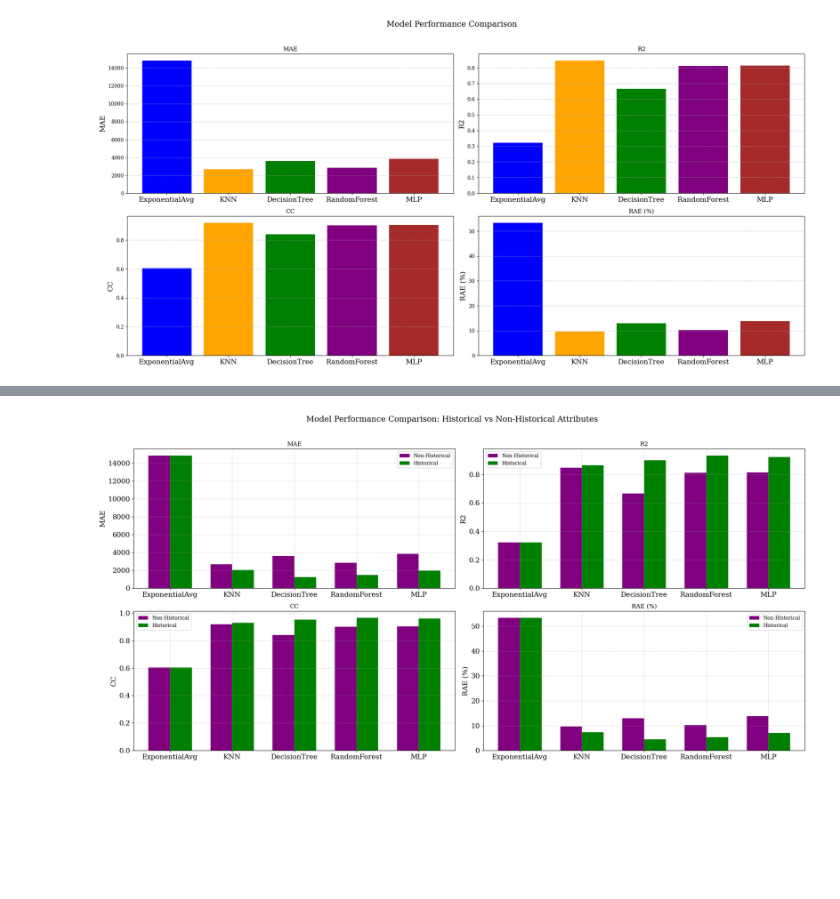
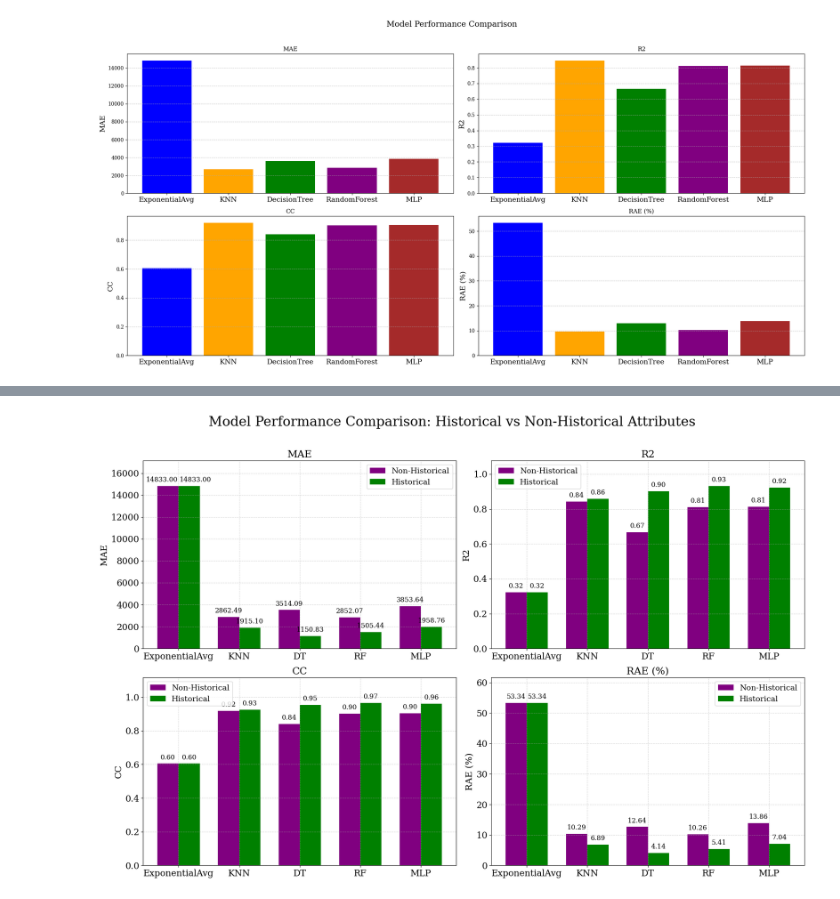
Before and after one commit to nsriad/Burst-Time-Prediction-Using-Machine-Learning, a Jupyter notebook: Code/non_hist_OS_Project_ML_models.ipynb, the cells around one changed output, grey strips where cells are left out. Drawn from its saved outputs; the diff is of its cells as text; code cells hidden in the pictures; blank space fills up the shorter version.

```diff
--- a/Code/non_hist_OS_Project_ML_models.ipynb
+++ b/Code/non_hist_OS_Project_ML_models.ipynb
@@ -14,6 +14,9 @@ import torch
 import torch.nn as nn
 from sklearn.model_selection import train_test_split
 from sklearn.metrics import mean_squared_error
+import matplotlib.pyplot as plt
+plt.rcParams['font.family'] = 'serif'
+plt.rcParams['font.serif'] = ['Times New Roman'] + plt.rcParams['font.serif']
 # %% [markdown]
 ## **1.2: Load First 5000 Rows of Dataset**
 # %%
@@ -528,10 +789,10 @@ import pandas as pd
 # Define model performance metrics (excluding SVR)
 data = {
     'Model': ['ExponentialAvg', 'KNN', 'DecisionTree', 'RandomForest', 'MLP'],
-    'MAE': [14833.0037, 2668.105, 3616.850, 2842.303, 3853.6431],
-    'R2': [0.3223, 0.846, 0.665, 0.811, 0.8136],
-    'CC': [0.6047, 0.920, 0.840, 0.902, 0.9037],
-    'RAE (%)': [53.3371, 9.594, 13.006, 10.220, 13.8571]
+    'MAE': [14833.0037, 2862.490, 3514.092, 2852.075, 3853.6431],
+    'R2': [0.3223, 0.843, 0.667, 0.811, 0.8136],
+    'CC': [0.6047, 0.918, 0.840, 0.902, 0.9037],
+    'RAE (%)': [53.3371, 10.293, 12.636, 10.256, 13.8571]
 }
 
 df = pd.DataFrame(data)
@@ -557,21 +818,21 @@ plt.show()
 import pandas as pd
 import matplotlib.pyplot as plt
 
-# Recreate the provided data after kernel reset
+# Recreate the provided data
 hist_data = {
-    'Model': ['ExponentialAvg', 'KNN', 'DecisionTree', 'RandomForest', 'MLP'],
-    'MAE': [14833.0037, 2040.680, 1243.337, 1502.767, 1958.7623],
-    'R2': [0.3223, 0.863, 0.898, 0.932, 0.9213],
-    'CC': [0.6047, 0.929, 0.953, 0.966, 0.9607],
-    'RAE (%)': [53.3371, 7.338, 4.471, 5.404, 7.0434]
+    'Model': ['ExponentialAvg', 'KNN', 'DT', 'RF', 'MLP'],
+    'MAE': [14833.0037, 1915.095, 1150.833, 1505.438, 1958.7623],
+    'R2': [0.3223, 0.858, 0.902, 0.932, 0.9213],
+    'CC': [0.6047, 0.926, 0.954, 0.966, 0.9607],
+    'RAE (%)': [53.3371, 6.886, 4.138, 5.413, 7.0434]
 }
 
 non_hist_data = {
-    'Model': ['ExponentialAvg', 'KNN', 'DecisionTree', 'RandomForest', 'MLP'],
-    'MAE': [14833.0037, 2668.105, 3616.850, 2842.303, 3853.6431],
-    'R2': [0.3223, 0.846, 0.665, 0.811, 0.8136],
-    'CC': [0.6047, 0.920, 0.840, 0.902, 0.9037],
-    'RAE (%)': [53.3371, 9.594, 13.006, 10.220, 13.8571]
+    'Model': ['ExponentialAvg', 'KNN', 'DT', 'RF', 'MLP'],
+    'MAE': [14833.0037, 2862.490, 3514.092, 2852.075, 3853.6431],
+    'R2': [0.3223, 0.843, 0.667, 0.811, 0.8136],
+    'CC': [0.6047, 0.918, 0.840, 0.902, 0.9037],
+    'RAE (%)': [53.3371, 10.293, 12.636, 10.256, 13.8571]
 }
 
 # Convert to DataFrames
@@ -582,25 +843,54 @@ non_hist_df = pd.DataFrame(non_hist_data)
 metrics = ['MAE', 'R2', 'CC', 'RAE (%)']
 
 # Plot side-by-side bar charts
-fig, axs = plt.subplots(2, 2, figsize=(20, 10))
-fig.suptitle('Model Performance Comparison: Historical vs Non-Historical Attributes', fontsize=16)
+fig, axs = plt.subplots(2, 2, figsize=(18, 12))
+fig.suptitle('Model Performance Comparison: Historical vs Non-Historical Attributes', fontsize=24)
 
 axs = axs.flatten()
 bar_width = 0.35
 x = range(len(hist_df['Model']))
 
 for i, metric in enumerate(metrics):
-    axs[i].bar([p - bar_width/2 for p in x], non_hist_df[metric], width=bar_width, label='Non-Historical', color='purple')
-    axs[i].bar([p + bar_width/2 for p in x], hist_df[metric], width=bar_width, label='Historical', color='green')
+    bars1 = axs[i].bar([p - bar_width/2 for p in x], non_hist_df[metric], width=bar_width, label='Non-Historical', color='purple')
+    bars2 = axs[i].bar([p + bar_width/2 for p in x], hist_df[metric], width=bar_width, label='Historical', color='green')
+
     axs[i].set_xticks(x)
-    axs[i].tick_params(axis='x', labelsize=14)  # x-tick font size
-    axs[i].tick_params(axis='y', labelsize=14)  # y-tick font size
-    axs[i].set_xticklabels(hist_df['Model'], rotation=0, fontsize=14)
-    axs[i].set_title(metric)
-    axs[i].set_ylabel(metric, fontsize=14)
-    axs[i].legend()
+    axs[i].set_xticklabels(hist_df['Model'], fontsize=16)
+    axs[i].tick_params(axis='x', labelsize=16)
+    axs[i].tick_params(axis='y', labelsize=16)
+    axs[i].set_title(metric, fontsize=18)
+    axs[i].set_ylabel(metric, fontsize=16)
+    axs[i].legend(fontsize=14)
     axs[i].grid(True, linestyle='--', alpha=0.5)
 
+    # Add value labels on each bar
+    for bar in bars1:
+        height = bar.get_height()
+        offset = -10 if height > 10000 else 0
+        axs[i].annotate(f'{height:.2f}',
+                        xy=(bar.get_x() + bar.get_width() / 2 + offset/100, height),
+                        xytext=(0, 5),
+                        textcoords="offset points",
+                        ha='center', va='bottom', fontsize=12)
+
+    for bar in bars2:
+        height = bar.get_height()
+        offset = 10 if height > 10000 else 0
+        axs[i].annotate(f'{height:.2f}',
+                        xy=(bar.get_x() + bar.get_width() / 2 + offset/100, height),
+                        xytext=(0, 5),
+                        textcoords="offset points",
+                        ha='center', va='bottom', fontsize=12)
+
+
+    # Increase y-axis limit by 10% to avoid overlapping
+    y_min, y_max = axs[i].get_ylim()
+    axs[i].set_ylim(y_min, y_max * 1.10)
+
 plt.tight_layout(rect=[0, 0, 1, 0.96])
+
+# Save the figure with high DPI
+plt.savefig('model_performance_comparison.eps', dpi=300, bbox_inches='tight')
+
 plt.show()
 # %% [output]
@@ -607 +898 @@ plt.show()
-[figure, old version]
+[figure, new version]
```
Also changed, not shown: parts of 24 cells of this notebook, 1 other file.
